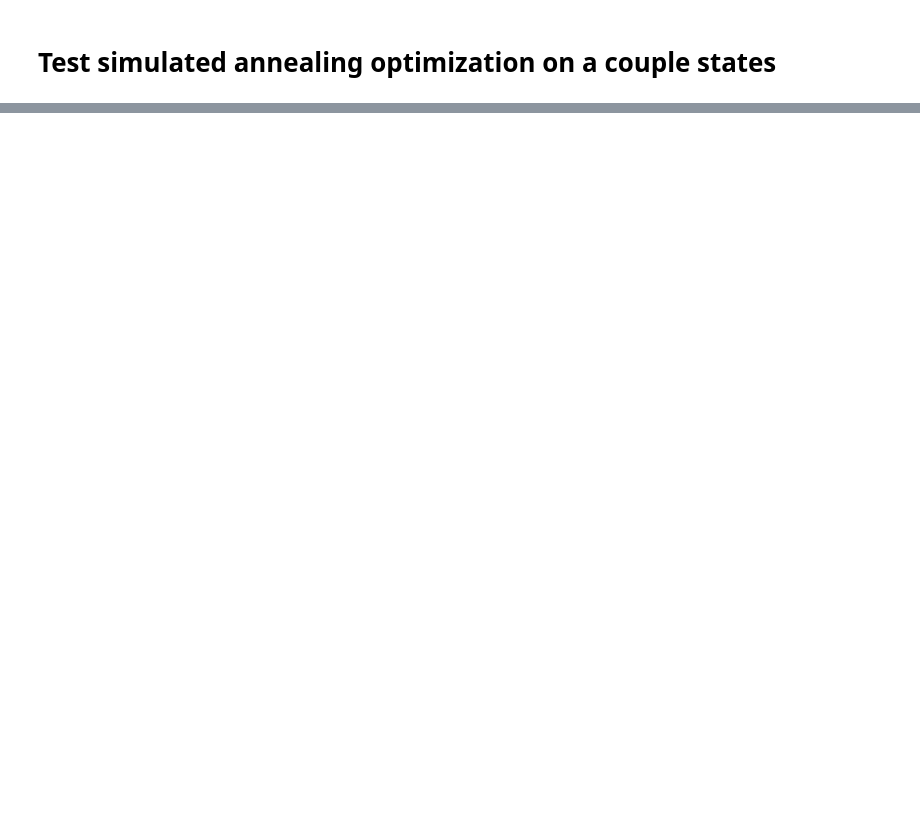
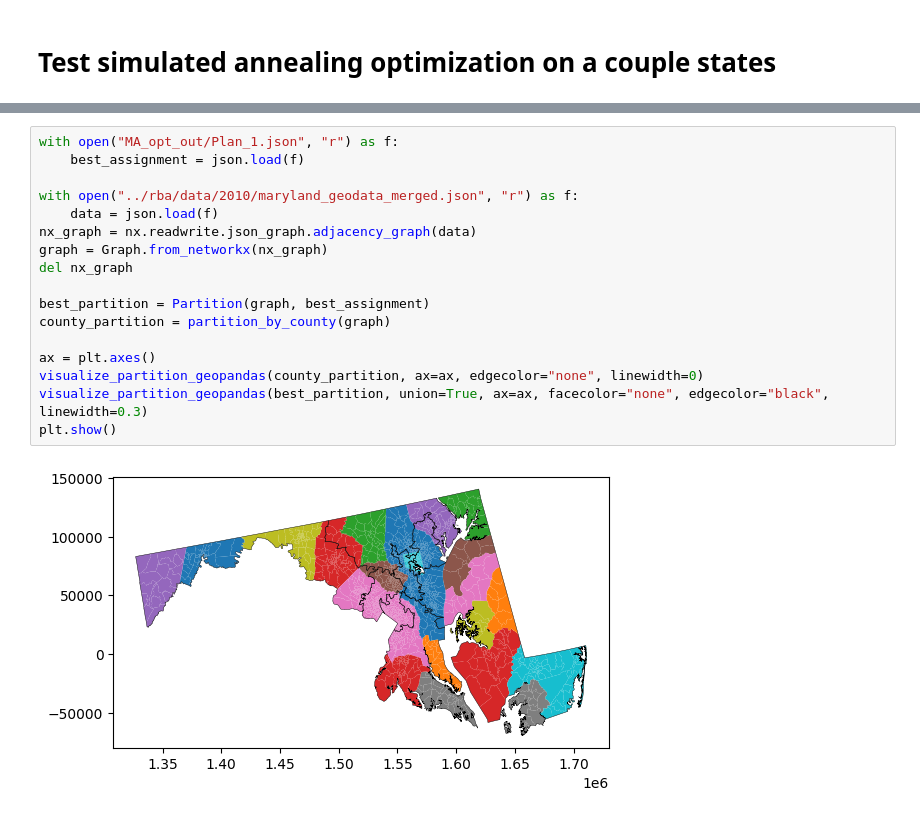
Before and after one commit to gcrsef-gang/the-rebalancing-act, a Jupyter notebook: examples/optimization.ipynb, the cells around one changed output, grey strips where cells are left out. Drawn from its saved outputs; the diff is of its cells as text; blank space fills up the shorter version.

Commit message:
finish simulated annealing examples on new hampshire, maryland, and north carolina

```diff
--- a/examples/optimization.ipynb
+++ b/examples/optimization.ipynb
@@ -67,0 +110,19 @@ visualize_partition_geopandas(best_partition)
+# %%
+with open("MA_opt_out/Plan_1.json", "r") as f:
+    best_assignment = json.load(f)
+
+with open("../rba/data/2010/maryland_geodata_merged.json", "r") as f:
+    data = json.load(f)
+nx_graph = nx.readwrite.json_graph.adjacency_graph(data)
+graph = Graph.from_networkx(nx_graph)
+del nx_graph
+
+best_partition = Partition(graph, best_assignment)
+county_partition = partition_by_county(graph)
+
+ax = plt.axes()
+visualize_partition_geopandas(county_partition, ax=ax, edgecolor="none", linewidth=0)
+visualize_partition_geopandas(best_partition, union=True, ax=ax, facecolor="none", edgecolor="black", linewidth=0.3)
+plt.show()
+# %% [output]
+[figure, added]
```
Also changed, not shown: parts of 9 cells of this notebook, 6 other files.
